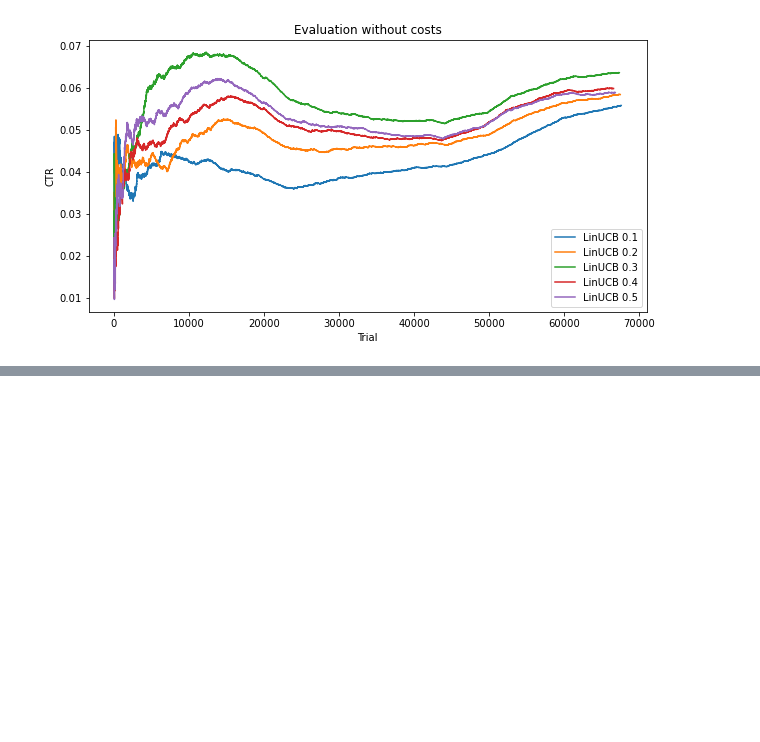
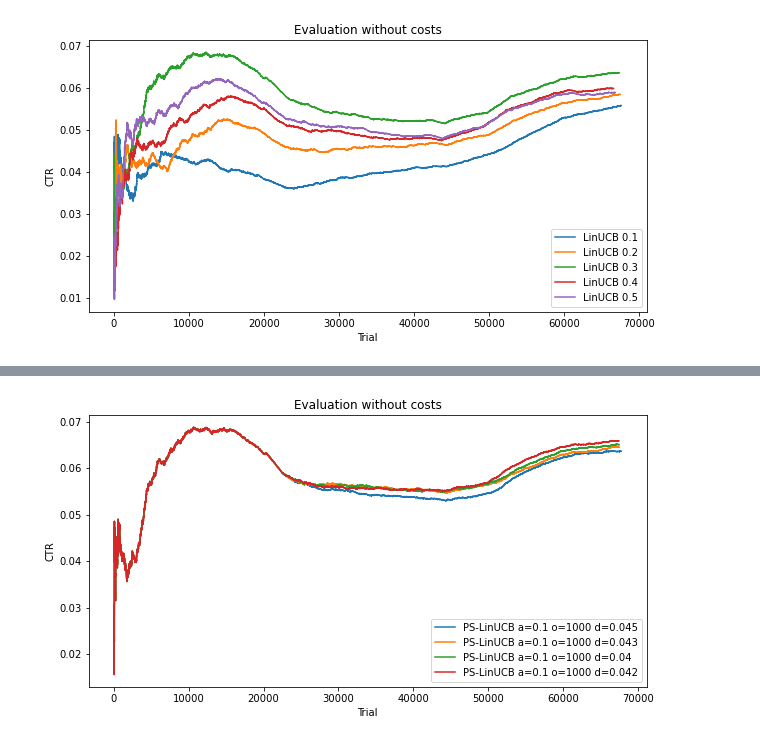
Before and after one commit to saeedghoorchian/NCC-Bandits, a Jupyter notebook: experiments/R6B/5_parameter_tuning.ipynb, the cells around one changed output, grey strips where cells are left out. Saved outputs shown, nothing was run; the diff lists cells and outputs as text; code cells hidden in the pictures; blank space fills up the shorter version.

```diff
--- a/experiments/R6B/5_parameter_tuning.ipynb
+++ b/experiments/R6B/5_parameter_tuning.ipynb
@@ -107,0 +477,10 @@ plot_ctrs(ctr_dict)
+# %%
+params = []
+for alpha in alphas:
+    for omega in omegas:
+        for delta in deltas:
+            params.append((data, alpha, delta, omega))
+# %%
+for param_tuple in params:
+    params_str, ctr_pslinucb = run_ps_linucb(param_tuple)
+    ctr_list.append((params_str, ctr_pslinucb))
@@ -107,0 +528,8 @@ plot_ctrs(ctr_dict)
+# %%
+ctrs = [(name, ctr) for name, ctr in ctr_list]
+# %%
+ps_ctr_dict = dict(sorted(ctrs, key=lambda x:x[1][-1])[-5:])
+# %%
+plot_ctrs(ps_ctr_dict)
+# %% [output]
+[figure, added]
```
Also changed, not shown: parts of 40 cells of this notebook, 10 other files.
